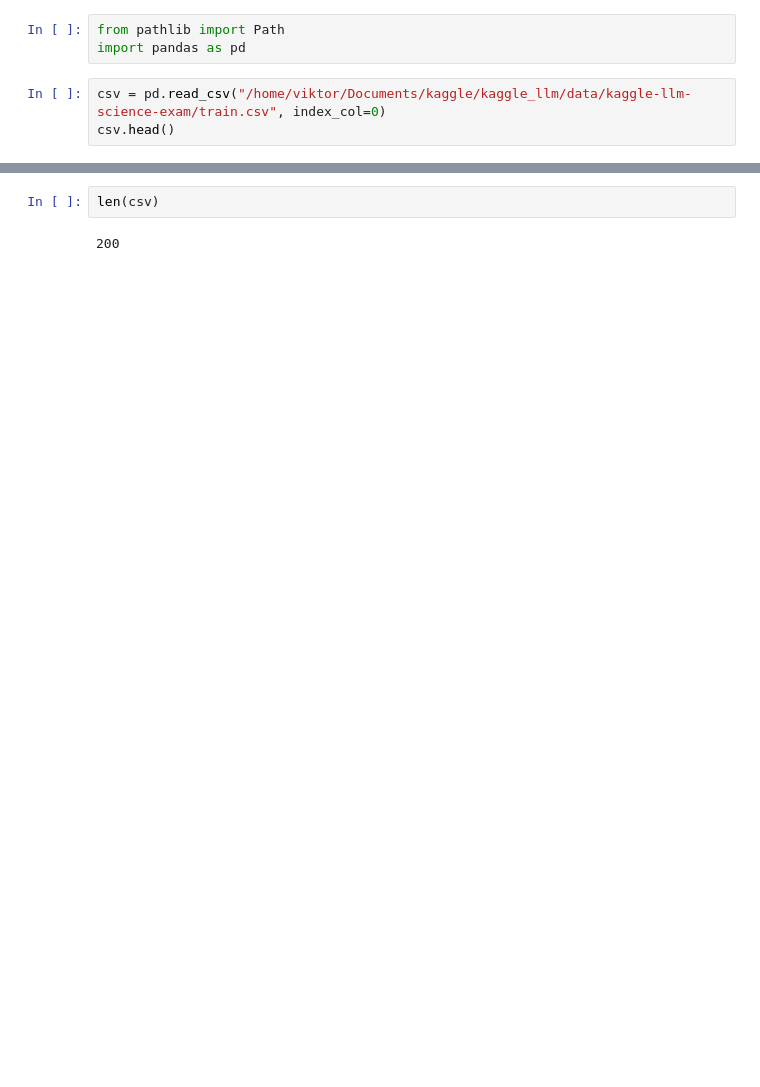
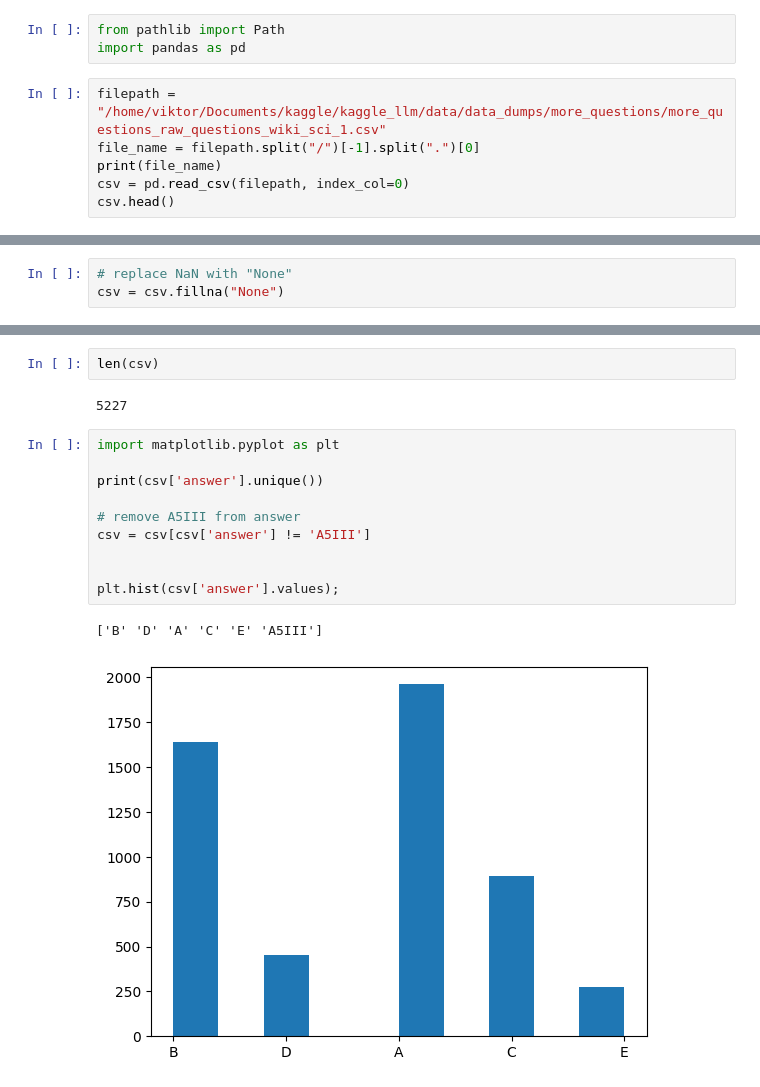
Before and after one commit to viktorcikojevic/kaggle-llm, a Jupyter notebook: notebooks/data_splitter.ipynb, the cells around one changed output, grey strips where cells are left out. Saved outputs shown, nothing was run; the diff lists cells and outputs as text; blank space fills up the shorter version.

```diff
--- a/notebooks/data_splitter.ipynb
+++ b/notebooks/data_splitter.ipynb
@@ -2,6 +2,9 @@
 from pathlib import Path
 import pandas as pd
 # %%
-csv = pd.read_csv("/home/viktor/Documents/kaggle/kaggle_llm/data/kaggle-llm-science-exam/train.csv", index_col=0)
+filepath = "/home/viktor/Documents/kaggle/kaggle_llm/data/data_dumps/more_questions/more_questions_raw_questions_wiki_sci_1.csv"
+file_name = filepath.split("/")[-1].split(".")[0]
+print(file_name)
+csv = pd.read_csv(filepath, index_col=0)
 csv.head()
 # %% [output]
@@ -14,0 +26,3 @@ csv.head()
+# %%
+# replace NaN with "None"
+csv = csv.fillna("None")
@@ -15,4 +35,17 @@ csv.head()
 # %%
 len(csv)
 # %% [output]
-200
+5227
+# %%
+import matplotlib.pyplot as plt
+
+print(csv['answer'].unique())
+
+# remove A5III from answer
+csv = csv[csv['answer'] != 'A5III']
+
+
+plt.hist(csv['answer'].values);
+# %% [output]
+['B' 'D' 'A' 'C' 'E' 'A5III']
+[figure, added]
```
Also changed, not shown: parts of 13 cells of this notebook, 17 other files.
